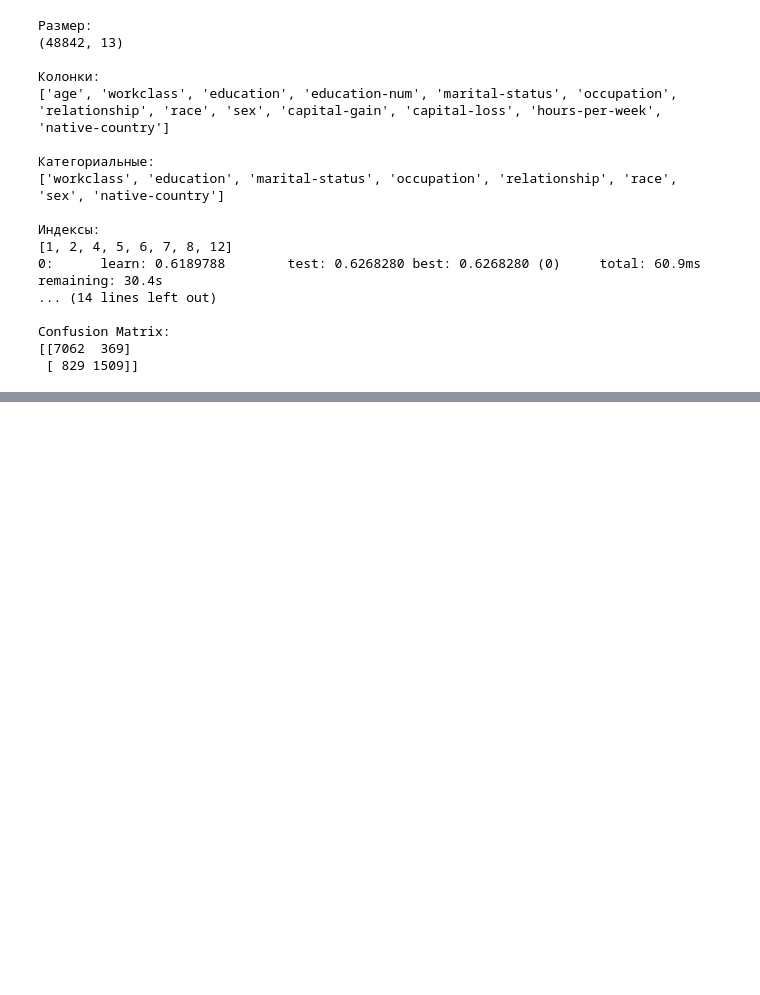
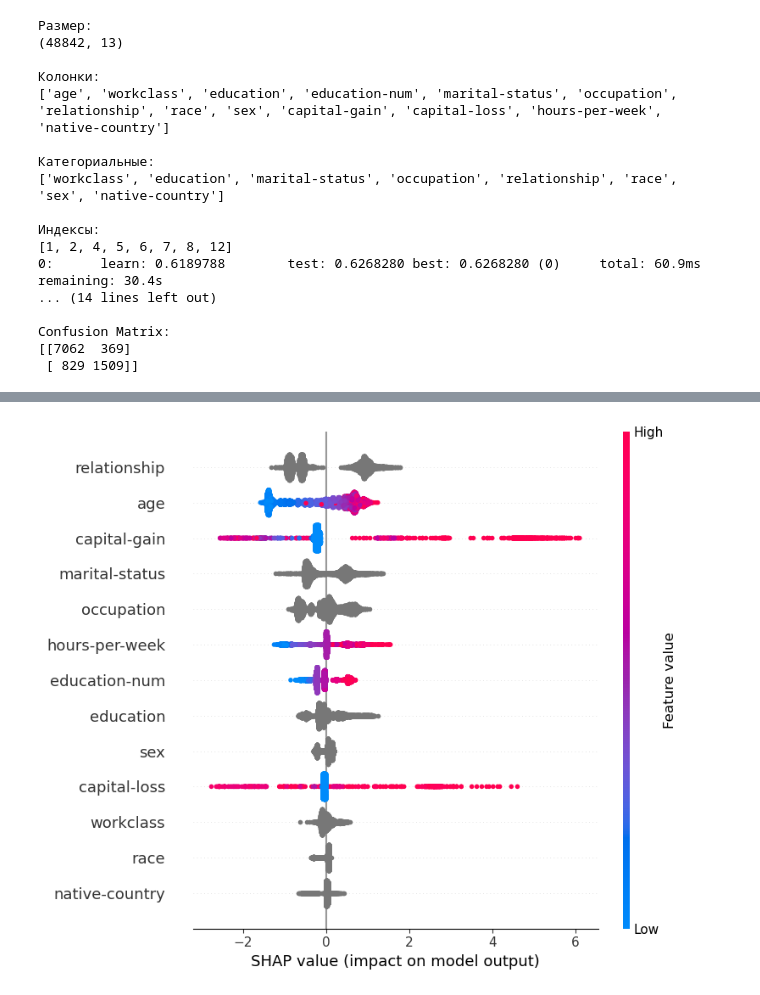
Before and after one commit to ZOKHIDKHANJAROV/Lesson_ML, a Jupyter notebook: analysis.ipynb, the cells around one changed output, grey strips where cells are left out. Drawn from its saved outputs; the diff is of its cells as text; code cells hidden in the pictures; blank space fills up the shorter version.

```diff
--- a/analysis.ipynb
+++ b/analysis.ipynb
@@ -843,0 +867,15 @@ Confusion Matrix:
+# %%
+# Создаём объяснитель
+explainer = shap.TreeExplainer(model)
+# %%
+# SHAP значения
+shap_values = explainer.shap_values(X_test)
+# %%
+# Глобальное объяснение:
+# какие признаки сильнее всего влияют на модель
+shap.summary_plot(
+    shap_values,
+    X_test
+)
+# %% [output]
+[figure, added]
```
Also changed, not shown: parts of 3 cells of this notebook, 2 other files.
